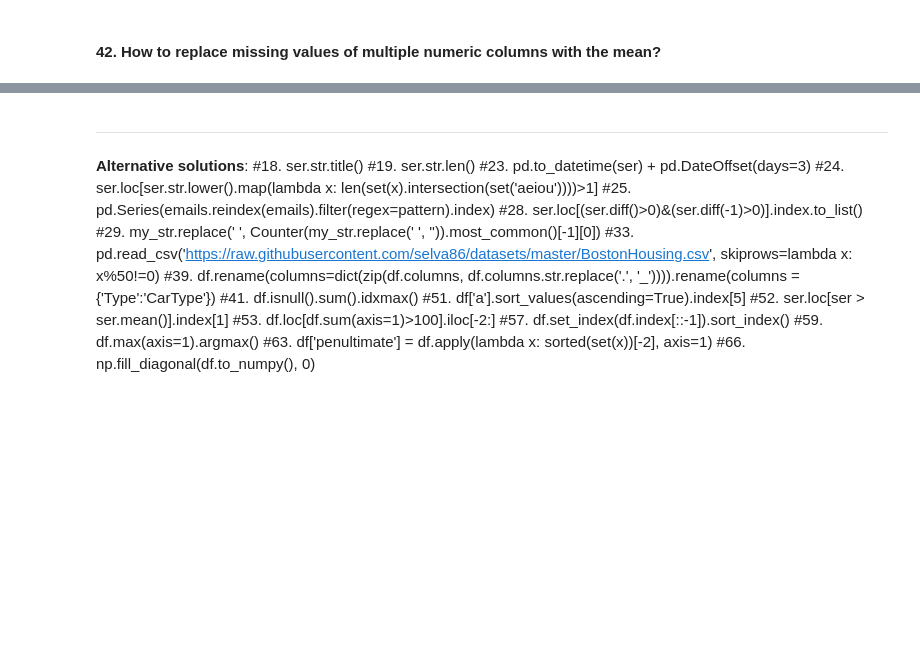
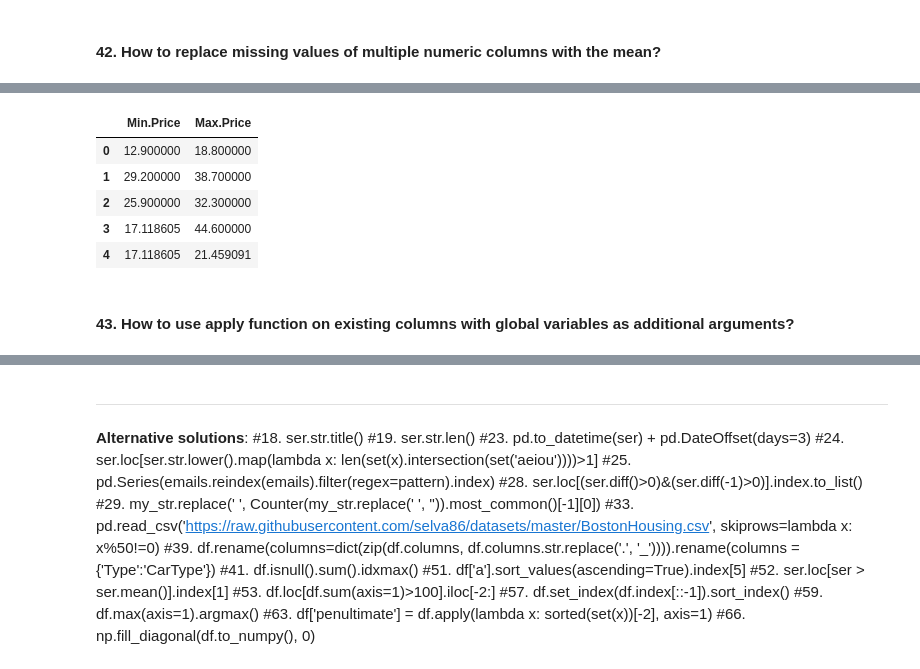
Before and after one commit to KarimaCha/Exercises_Python_NumPy_Pandas, a Jupyter notebook: 03_Pandas_Exercises_KC.ipynb, the cells around one changed output, grey strips where cells are left out. Saved outputs shown, nothing was run; the diff lists cells and outputs as text; code cells hidden in the pictures; blank space fills up the shorter version.

```diff
--- a/03_Pandas_Exercises_KC.ipynb
+++ b/03_Pandas_Exercises_KC.ipynb
@@ -1616,0 +1632,13 @@ memory usage: 19.7+ KB
+# %%
+# Solution 2: without apply
+df_out2 = df.loc[:,['Min.Price', 'Max.Price']].fillna(df.loc[:,['Min.Price', 'Max.Price']].mean())
+df_out2.head()
+# %% [output]
+|  | Min.Price | Max.Price |
+| 0 | 12.900000 | 18.800000 |
+| 1 | 29.200000 | 38.700000 |
+| 2 | 25.900000 | 32.300000 |
+| 3 | 17.118605 | 44.600000 |
+| 4 | 17.118605 | 21.459091 |
+# %% [markdown]
+#### 43. How to use apply function on existing columns with global variables as additional arguments?
```
Also changed, not shown: parts of 5 cells of this notebook.
